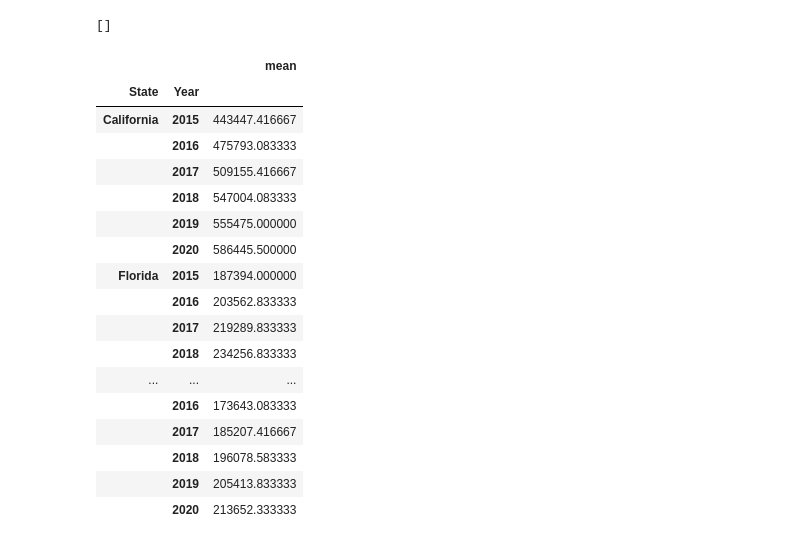
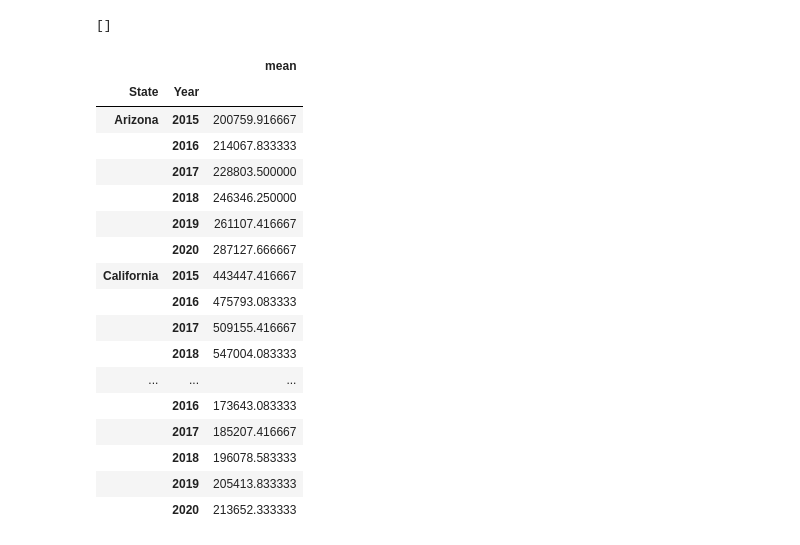
Before and after one commit to aliciasply/InterState-Migration, a Jupyter notebook: Code/Housing-Price-alicia.ipynb, the cells around one changed output. Saved outputs shown, nothing was run; the diff lists cells and outputs as text; code cells hidden in the pictures.

```diff
--- a/Code/Housing-Price-alicia.ipynb
+++ b/Code/Housing-Price-alicia.ipynb
@@ -113,6 +105,23 @@ il_timeseries_df = no_duplicate_RE_df[no_duplicate_RE_df['State'] == 'Illinois']
+# %%
+# pulling up the top 5 States that most people migrated to -
+# "Florida", "Texas", "California", "North Carolina", "Arizona"
+
+fl_timeseries_df = no_duplicate_RE_df[no_duplicate_RE_df['State'] == 'Florida']
+tx_timeseries_df = no_duplicate_RE_df[no_duplicate_RE_df['State'] == 'Texas']
+ca_timeseries_df = no_duplicate_RE_df[no_duplicate_RE_df['State'] == 'California']
+nc_timeseries_df = no_duplicate_RE_df[no_duplicate_RE_df['State'] == 'North Carolina']
+az_timeseries_df = no_duplicate_RE_df[no_duplicate_RE_df['State'] == 'Arizona']
+
+# Top 5 States that people migrate out of -
+# "California", "New York", "Virginia", "Florida", "Texas"
+ca_timeseries_df = no_duplicate_RE_df[no_duplicate_RE_df['State'] == 'California']
+ny_timeseries_df = no_duplicate_RE_df[no_duplicate_RE_df['State'] == 'New York']
+va_timeseries_df = no_duplicate_RE_df[no_duplicate_RE_df['State'] == 'Virginia']
+fl_timeseries_df = no_duplicate_RE_df[no_duplicate_RE_df['State'] == 'Florida']
+tx_timeseries_df = no_duplicate_RE_df[no_duplicate_RE_df['State'] == 'Texas']
 # %%
-# Combine 5 states' dataframe together
-top5states = pd.concat([ca_timeseries_df, tx_timeseries_df, fl_timeseries_df, ny_timeseries_df, il_timeseries_df])
-top5states.head()
+# Combine 5 states' dataframe together (Migrate Into-)
+top5states_into = pd.concat([fl_timeseries_df, tx_timeseries_df, ca_timeseries_df, nc_timeseries_df, az_timeseries_df])
+top5states_into.head()
 # %% [output]
 |  | Region ID | Size Rank | State | RegionType | State Name | Date | Year | Month | Housing Price |
@@ -155,7 +188,7 @@ plt.show()
 # %%
-# grouping the housing price by state
-state_timeseries_df = top5states.groupby(["State", "Year"]).describe()["Housing Price"]
-state_timeseries_df
+# grouping the housing price by state (Migrate Into)
+into_state_timeseries_df = top5states_into.groupby(["State", "Year"]).describe()["Housing Price"]
+into_state_timeseries_df
 # %% [output]
 |  |  | count | mean | std | min | 25% | 50% | 75% | max |
 | State | Year |  |  |  |  |  |  |  |  |
@@ -206,24 +262,25 @@ base.classes.keys()
 []
 # %%
 # Get rid of the % sign from the columns title
-state_timeseries_df.columns = ['count', 'mean', 'std', 'min', '25', '50', '75', 'max']
+into_state_timeseries_df.columns = ['count', 'mean', 'std', 'min', '25', '50', '75', 'max']
+outof_state_timeseries_df.columns = ['count', 'mean', 'std', 'min', '25', '50', '75', 'max']
 # %%
-# Only extracting the mean
-top_states_series = state_timeseries_df[["mean"]]
-top_states_series
+# Only extracting the mean of the Top states that people migrate into
+top_into_states_series = into_state_timeseries_df[["mean"]]
+top_into_states_series
 # %% [output]
 |  |  | mean |
 | State | Year |  |
+| Arizona | 2015 | 200759.916667 |
+|  | 2016 | 214067.833333 |
+|  | 2017 | 228803.500000 |
+|  | 2018 | 246346.250000 |
+|  | 2019 | 261107.416667 |
+|  | 2020 | 287127.666667 |
 | California | 2015 | 443447.416667 |
 |  | 2016 | 475793.083333 |
 |  | 2017 | 509155.416667 |
 |  | 2018 | 547004.083333 |
-|  | 2019 | 555475.000000 |
-|  | 2020 | 586445.500000 |
-| Florida | 2015 | 187394.000000 |
-|  | 2016 | 203562.833333 |
-|  | 2017 | 219289.833333 |
-|  | 2018 | 234256.833333 |
 | ... | ... | ... |
 |  | 2016 | 173643.083333 |
 |  | 2017 | 185207.416667 |
```
Also changed, not shown: parts of 22 cells of this notebook, 9 other files.
